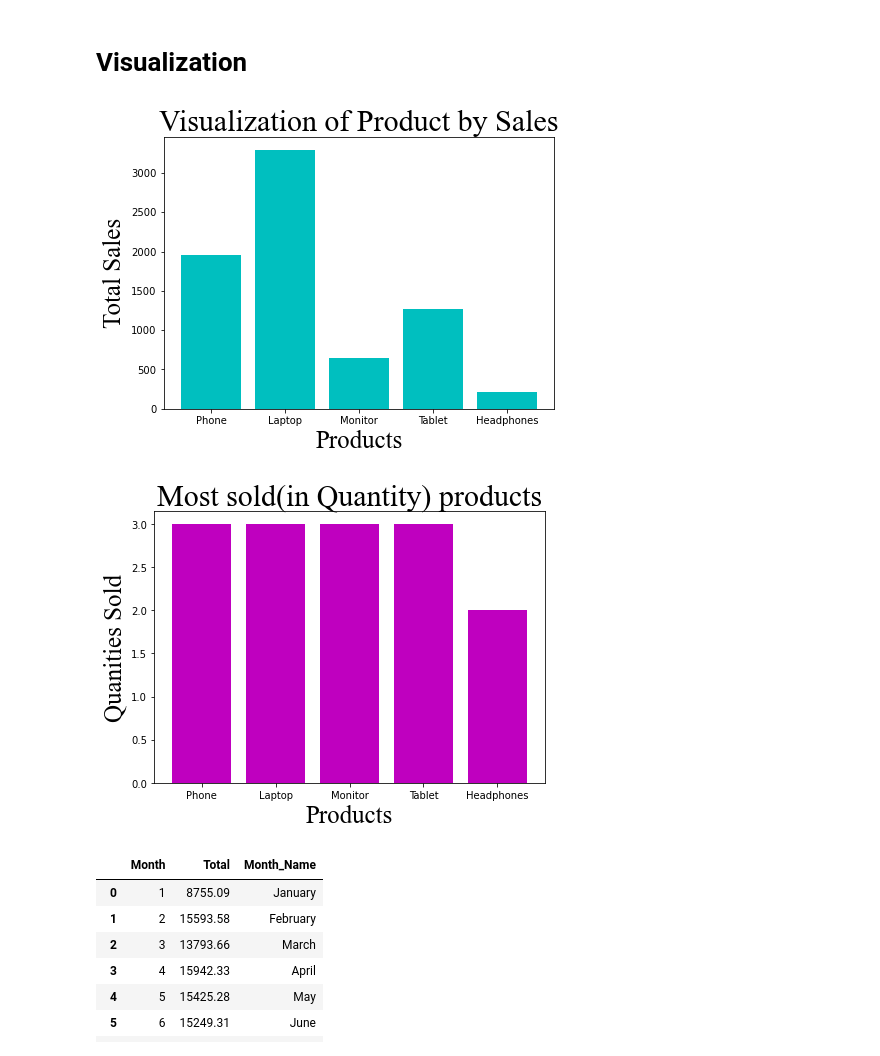
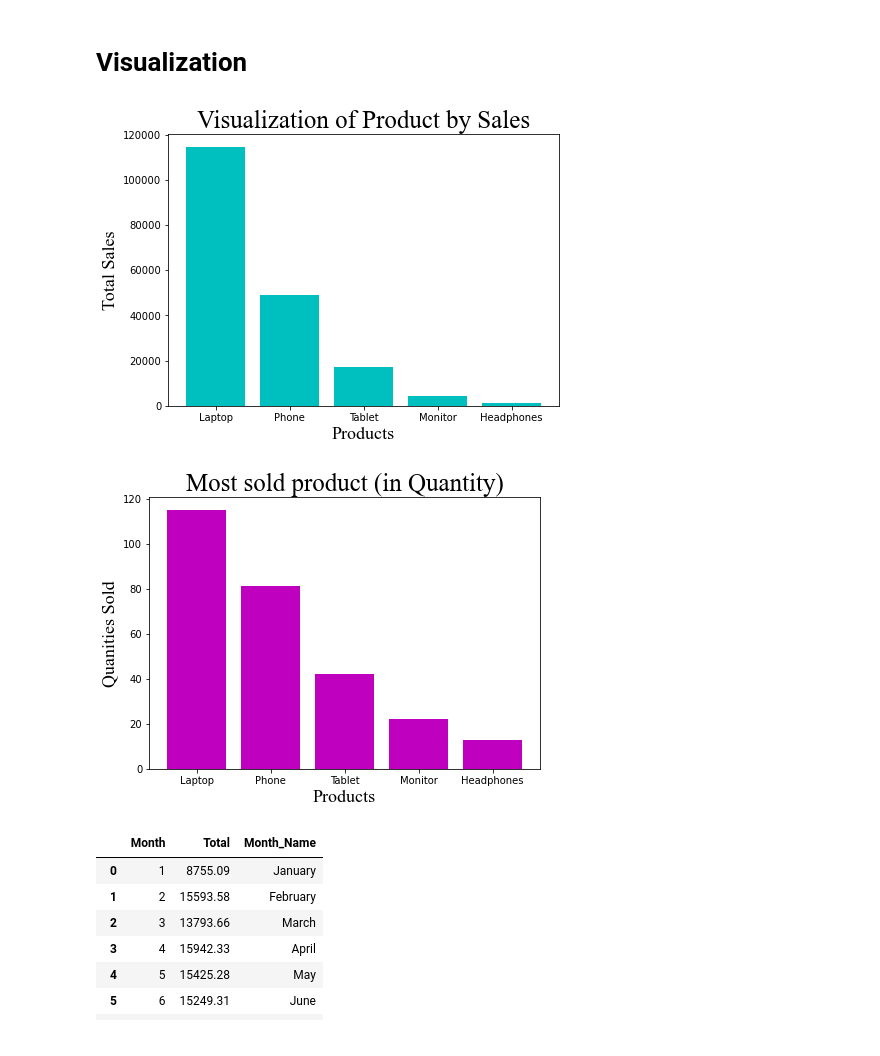
Before and after one commit to Eniola-Hannah/Sales-Data-Storytelling, a Jupyter notebook: Analysis.ipynb, the cells around one changed output. Cells and saved outputs as stored; diff of their text form; code cells hidden in the pictures.

```diff
--- a/Analysis.ipynb
+++ b/Analysis.ipynb
@@ -291,34 +291,39 @@ import seaborn as sns
 # %%
 # Products With the highest Revenue?
 
-font="Times New Roman"
+product_sales = df.groupby('Product')['Total'].sum().reset_index()
+product_sales = product_sales.sort_values('Total', ascending=False)
 
 plt.figure(figsize=(7,5))
 
-# plt.bar(df['Product'], df['Total'].sort_values(ascending=False), color='c')
-plt.bar(df['Product'], df['Total'], color='c')
-plt.title("Visualization of Product by Sales", fontname=font, fontsize=30)
-plt.xlabel("Products", fontname=font, fontsize=25)
-plt.ylabel("Total Sales", fontname=font, fontsize=25)
+font="Times New Roman"
+
+plt.bar(product_sales['Product'], product_sales['Total'], color='c')
+plt.title("Visualization of Product by Sales", fontname=font, fontsize=25)
+plt.xlabel("Products", fontname=font, fontsize=18)
+plt.ylabel("Total Sales", fontname=font, fontsize=18)
 
 plt.show()
 # %% [output]
-[figure, old version]
+[figure, new version]
 # %%
-# Most sold products?    product.valuecount*quantity(where name is same)
+# Most sold products?
+
+product_quant = df.groupby('Product')['Quantity'].sum().reset_index()
+product_quant = product_sales.sort_values('Quantity', ascending=False)
+
+plt.figure(figsize=(7,5))
 
 font="Times New Roman"
 
-plt.figure(figsize=(7,5))
-
-plt.bar(df['Product'], df['Quantity'], color='m')
-plt.title("Most sold(in Quantity) products", fontname=font, fontsize=30)
-plt.xlabel("Products", fontname=font, fontsize=25)
-plt.ylabel("Quanities Sold", fontname=font, fontsize=25)
+plt.bar(product_quant['Product'], product_quant['Quantity'], color='m')
+plt.title("Most sold product (in Quantity)", fontname=font, fontsize=25)
+plt.xlabel("Products", fontname=font, fontsize=18)
+plt.ylabel("Quanities Sold", fontname=font, fontsize=18)
 
 plt.show()
 # %% [output]
-[figure, old version]
+[figure, new version]
 # %%
 # Mapping of Month Name to Month Number to make it in order
 
```
Also changed, not shown: parts of 5 cells of this notebook.
